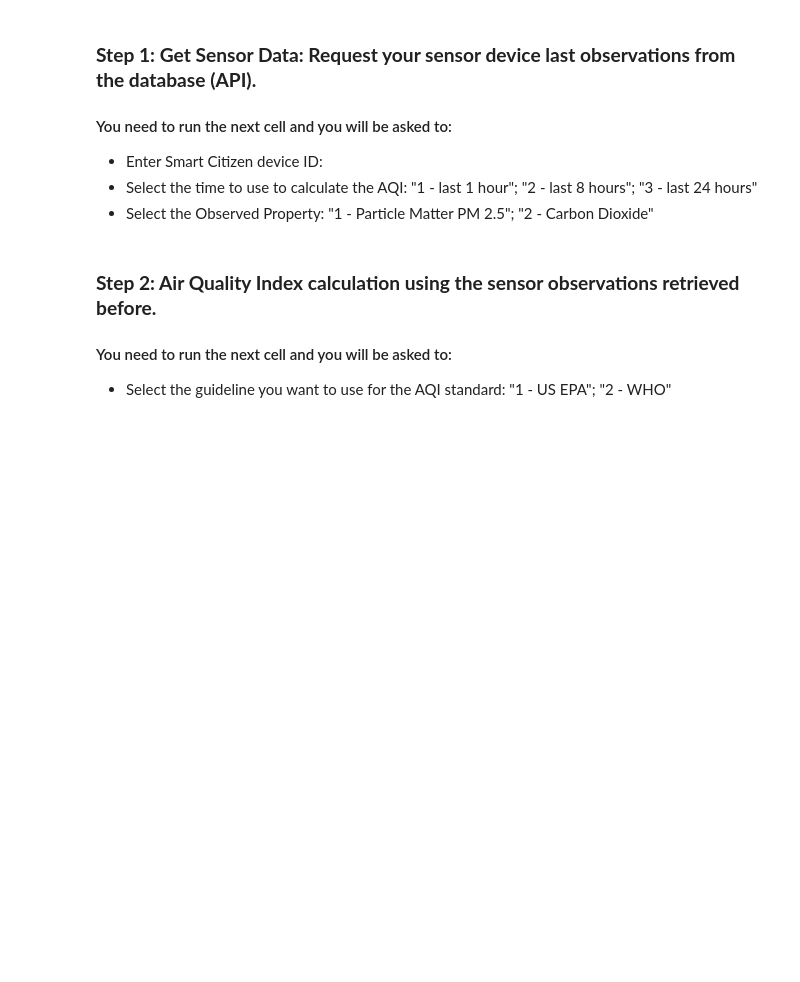
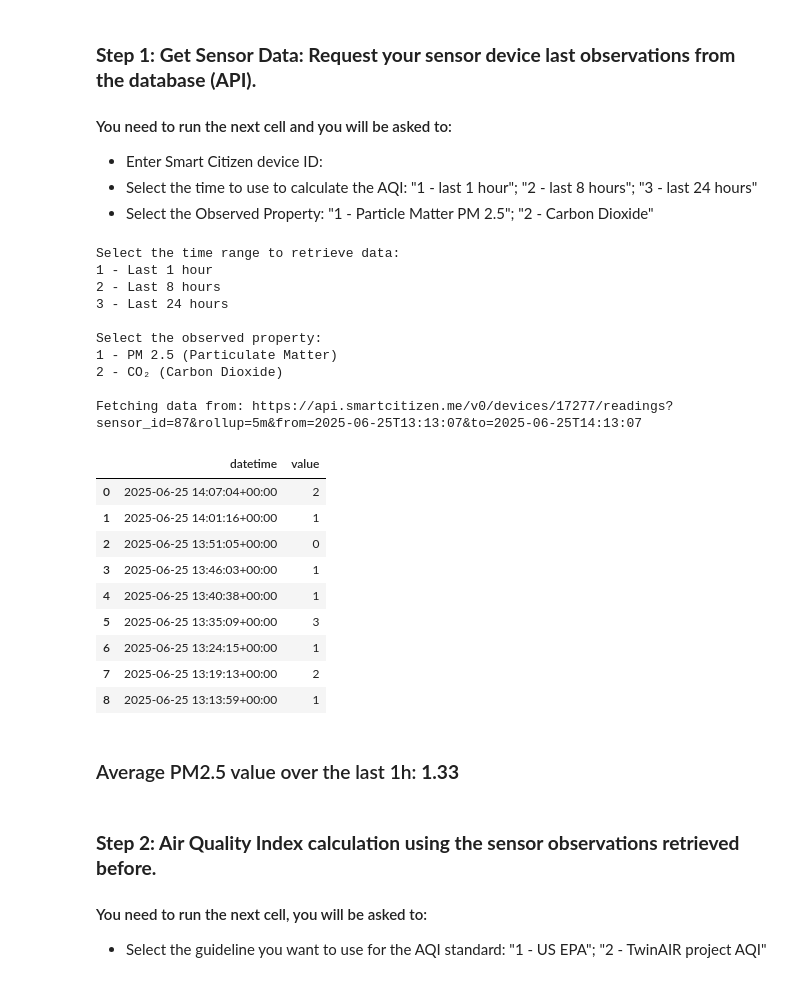
Before and after one commit to CitiObs/data-recipes, a Jupyter notebook: src/jupyter-notebooks-examples/Air_Quality_Index_Calculation_SCK_Sensor_Data.ipynb, the cells around one changed output. Drawn from its saved outputs; the diff is of its cells as text; code cells hidden in the pictures; blank space fills up the shorter version.

Commit message:
Improved AQI calcultion in Air_Quality_Index_Calculation_SCK_Sensor_Data.ipynb

```diff
--- a/src/jupyter-notebooks-examples/Air_Quality_Index_Calculation_SCK_Sensor_Data.ipynb
+++ b/src/jupyter-notebooks-examples/Air_Quality_Index_Calculation_SCK_Sensor_Data.ipynb
@@ -48,8 +48,11 @@ def get_sensor_data():
         print("2 - CO₂ (Carbon Dioxide)")
         sensor_choice = input("Enter 1 or 2: ").strip()
 
-        sensor_mapping = {"1": 87, "2": 158}
-        observed_property_mapping = {"1": "PM2.5", "2": "CO₂"}
+        sensor_mapping = {
+            "1": 87,  # PM2.5 on SmartCitizen platform
+            "2": 112  # CO2 (eCO2) on SmartCitizen platform
+        }
+        observed_property_mapping = {"1": "PM2.5", "2": "CO2"}
         sensor_id = sensor_mapping.get(sensor_choice)
         observed_property_name = observed_property_mapping.get(sensor_choice)
         if not sensor_id or not observed_property_name:
@@ -100,35 +103,57 @@ def get_sensor_data():
         </div>
         """))
 
         # 8. Plot chart
         fig = px.line(df, x='datetime', y='value',
                       title=f"{observed_property_name} Readings Over the Last {hours_back} Hours",
                       markers=True)
         fig.update_xaxes(title_text='Datetime', tickangle=-45)
         fig.update_yaxes(title_text='Value')
         fig.show()
 
         # 9. Display average
         display(HTML(
             f"<h3>Average {observed_property_name} value over the last {time_interval_str}: "
             f"<strong>{observations_avg:.2f}</strong></h3>"
         ))
 
         return df, observed_property_name, observations_avg, time_interval_str, from_time_str, to_time_str
 
     except requests.exceptions.RequestException as e:
         print(f"\nNetwork error: {e}")
     except ValueError as e:
         print(f"\nInput error: {e}")
     except Exception as e:
         print(f"\nUnexpected error: {e}")
 
     return None, None, None, None, None, None
 
 # Run the function
 readings_df, observed_property_name, observations_avg, time_interval_str, from_time_str, to_time_str = get_sensor_data()
+# %% [output]
+Select the time range to retrieve data:
+1 - Last 1 hour
+2 - Last 8 hours
+3 - Last 24 hours
+
+Select the observed property:
+1 - PM 2.5 (Particulate Matter)
+2 - CO₂ (Carbon Dioxide)
+
+Fetching data from: https://api.smartcitizen.me/v0/devices/17277/readings?sensor_id=87&rollup=5m&from=2025-06-25T13:13:07&to=2025-06-25T14:13:07
+|  | datetime | value |
+| 0 | 2025-06-25 14:07:04+00:00 | 2 |
+| 1 | 2025-06-25 14:01:16+00:00 | 1 |
+| 2 | 2025-06-25 13:51:05+00:00 | 0 |
+| 3 | 2025-06-25 13:46:03+00:00 | 1 |
+| 4 | 2025-06-25 13:40:38+00:00 | 1 |
+| 5 | 2025-06-25 13:35:09+00:00 | 3 |
+| 6 | 2025-06-25 13:24:15+00:00 | 1 |
+| 7 | 2025-06-25 13:19:13+00:00 | 2 |
+| 8 | 2025-06-25 13:13:59+00:00 | 1 |
+Average PM2.5 value over the last 1h: 1.33
 # %% [markdown]
 ### **Step 2: Air Quality Index calculation using the sensor observations retrieved before.**
-#### You need to run the next cell and you will be asked to:
-- Select the guideline you want to use for the AQI standard: "1 - US EPA"; "2 - WHO"
+#### You need to run the next cell, you will be asked to:
+- Select the guideline you want to use for the AQI standard: "1 - US EPA"; "2 - TwinAIR project AQI"
 # %%
```
Also changed, not shown: parts of 2 cells of this notebook.
